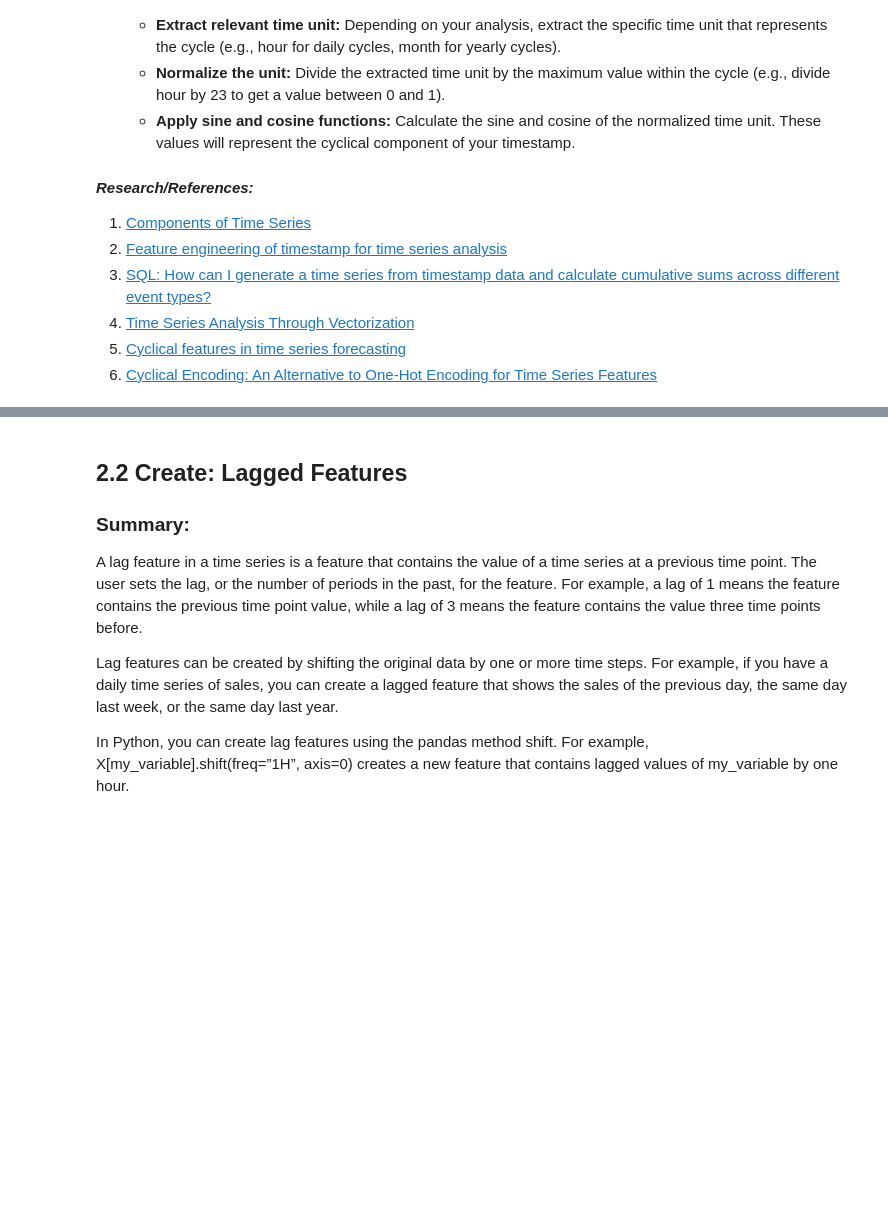
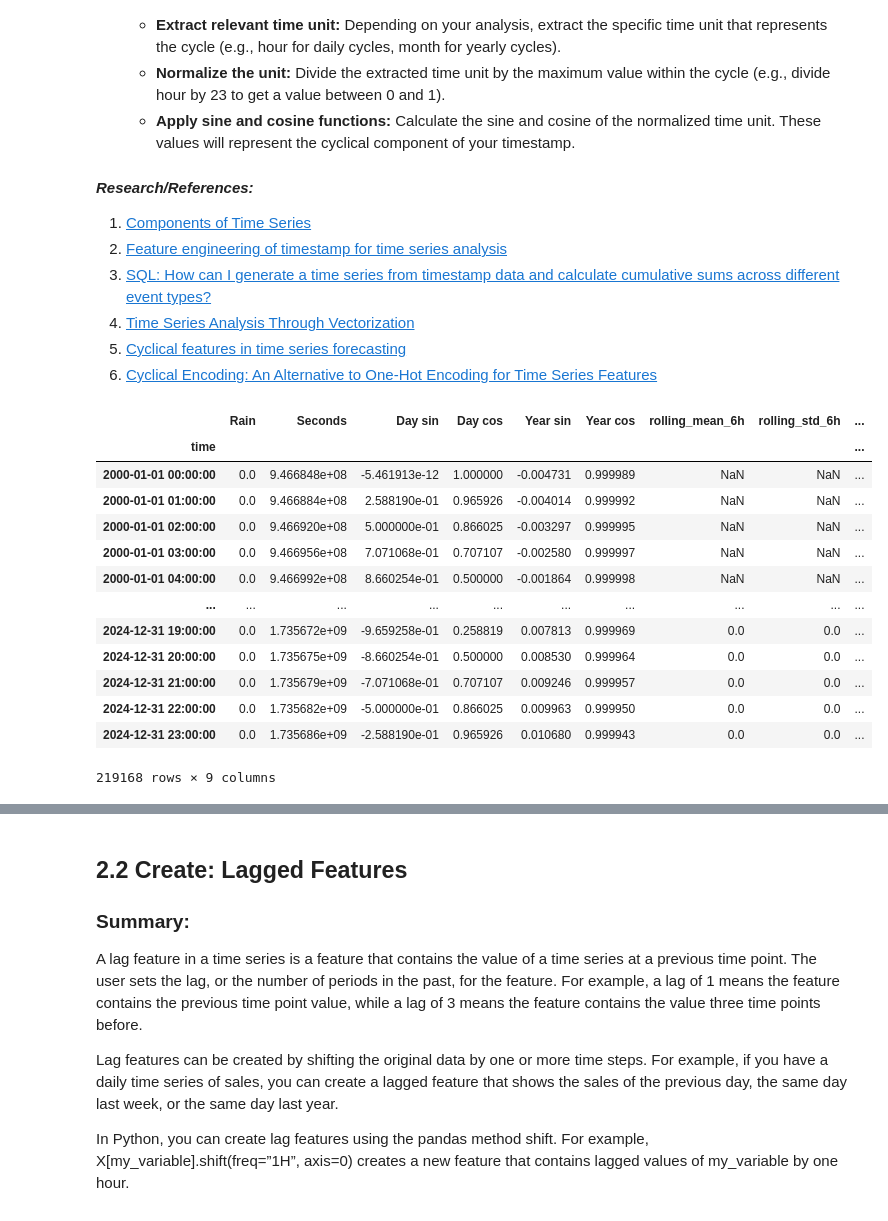
Before and after one commit to Kshitijk14/model-cloud-burst, a Jupyter notebook: notebooks/05-time_series_handling_overfitting.ipynb, the cells around one changed output, grey strips where cells are left out. Saved outputs shown, nothing was run; the diff lists cells and outputs as text; code cells hidden in the pictures; blank space fills up the shorter version.

```diff
--- a/notebooks/05-time_series_handling_overfitting.ipynb
+++ b/notebooks/05-time_series_handling_overfitting.ipynb
@@ -102,15 +130,36 @@ To convert a timestamp into a time series cyclic component, you need to extract
 5. [Cyclical features in time series forecasting](https://skforecast.org/0.9.0/faq/cyclical-features-time-series#:~:text=Basis%20functions:%20Basis%20functions%20are,a%20piecewise%20combination%20of%20polynomials.)
 6. [Cyclical Encoding: An Alternative to One-Hot Encoding for Time Series Features](https://towardsdatascience.com/cyclical-encoding-an-alternative-to-one-hot-encoding-for-time-series-features-4db46248ebba#:~:text=It's%20fairly%20easy%20to%20transform,dt.)
 # %%
+# Process temporal features
+rain_df['Seconds'] = rain_df.index.map(pd.Timestamp.timestamp)
+
 day = 24 * 60 * 60
 year = (365.2425) * day
 
+# Add cyclical time features
 rain_df['Day sin'] = np.sin(rain_df['Seconds'] * (2 * np.pi / day))
 rain_df['Day cos'] = np.cos(rain_df['Seconds'] * (2 * np.pi / day))
 rain_df['Year sin'] = np.sin(rain_df['Seconds'] * (2 * np.pi / year))
 rain_df['Year cos'] = np.cos(rain_df['Seconds'] * (2 * np.pi / year))
 
-rain_df = rain_df.drop(['Seconds'], axis=1)
+# Add rolling statistics
+rain_df['rolling_mean_6h'] = rain_df.iloc[:, 0].rolling(window=6).mean()
+rain_df['rolling_std_6h'] = rain_df.iloc[:, 0].rolling(window=6).std()
+rain_df['rolling_max_6h'] = rain_df.iloc[:, 0].rolling(window=6).max()
 
-df2 = pd.concat([df1, rain_df], axis=1)
-df2 = df2.drop(['time','rain'], axis=1)
+rain_df
+# %% [output]
+|  | Rain | Seconds | Day sin | Day cos | Year sin | Year cos | rolling_mean_6h | rolling_std_6h | ... |
+| time |  |  |  |  |  |  |  |  | ... |
+| 2000-01-01 00:00:00 | 0.0 | 9.466848e+08 | -5.461913e-12 | 1.000000 | -0.004731 | 0.999989 | NaN | NaN | ... |
+| 2000-01-01 01:00:00 | 0.0 | 9.466884e+08 | 2.588190e-01 | 0.965926 | -0.004014 | 0.999992 | NaN | NaN | ... |
+| 2000-01-01 02:00:00 | 0.0 | 9.466920e+08 | 5.000000e-01 | 0.866025 | -0.003297 | 0.999995 | NaN | NaN | ... |
+| 2000-01-01 03:00:00 | 0.0 | 9.466956e+08 | 7.071068e-01 | 0.707107 | -0.002580 | 0.999997 | NaN | NaN | ... |
+| 2000-01-01 04:00:00 | 0.0 | 9.466992e+08 | 8.660254e-01 | 0.500000 | -0.001864 | 0.999998 | NaN | NaN | ... |
+| ... | ... | ... | ... | ... | ... | ... | ... | ... | ... |
+| 2024-12-31 19:00:00 | 0.0 | 1.735672e+09 | -9.659258e-01 | 0.258819 | 0.007813 | 0.999969 | 0.0 | 0.0 | ... |
+| 2024-12-31 20:00:00 | 0.0 | 1.735675e+09 | -8.660254e-01 | 0.500000 | 0.008530 | 0.999964 | 0.0 | 0.0 | ... |
+| 2024-12-31 21:00:00 | 0.0 | 1.735679e+09 | -7.071068e-01 | 0.707107 | 0.009246 | 0.999957 | 0.0 | 0.0 | ... |
+| 2024-12-31 22:00:00 | 0.0 | 1.735682e+09 | -5.000000e-01 | 0.866025 | 0.009963 | 0.999950 | 0.0 | 0.0 | ... |
+| 2024-12-31 23:00:00 | 0.0 | 1.735686e+09 | -2.588190e-01 | 0.965926 | 0.010680 | 0.999943 | 0.0 | 0.0 | ... |
+219168 rows × 9 columns
```
Also changed, not shown: parts of 20 cells of this notebook, 3 other files.
